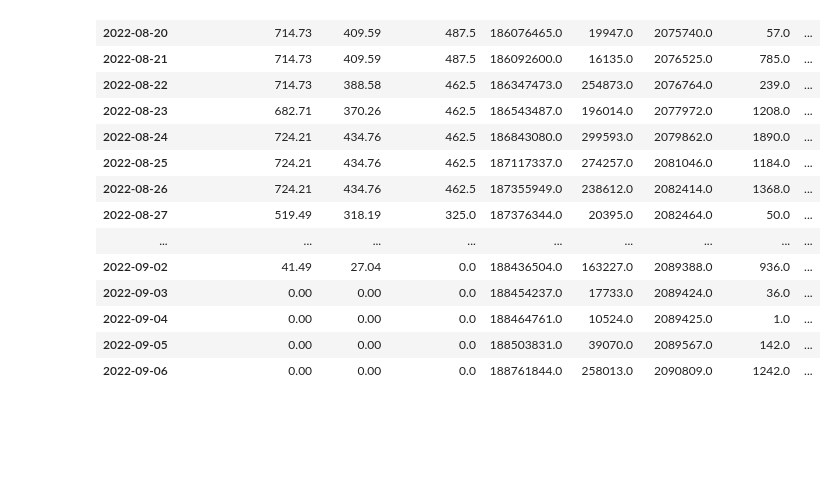
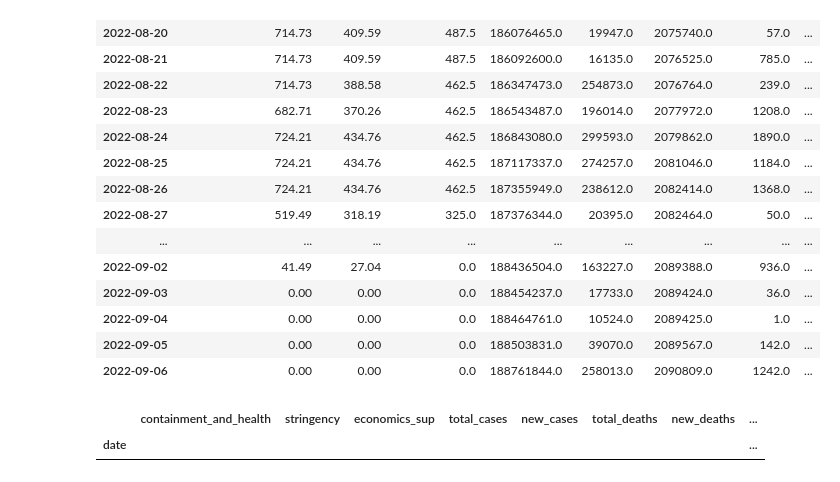
Before and after one commit to tekadata/covid_time_series_prediction, a Jupyter notebook: notebooks/model-USA.ipynb, the cells around one changed output. Saved outputs shown, nothing was run; the diff lists cells and outputs as text; code cells hidden in the pictures; blank space fills up the shorter version.

```diff
--- a/notebooks/model-USA.ipynb
+++ b/notebooks/model-USA.ipynb
@@ -143,3 +143,8 @@ data_index_death.tail(20)
 | 2022-09-04 | 0.00 | 0.00 | 0.0 | 188464761.0 | 10524.0 | 2089425.0 | 1.0 | ... |
 | 2022-09-05 | 0.00 | 0.00 | 0.0 | 188503831.0 | 39070.0 | 2089567.0 | 142.0 | ... |
 | 2022-09-06 | 0.00 | 0.00 | 0.0 | 188761844.0 | 258013.0 | 2090809.0 | 1242.0 | ... |
+# %%
+data_index_death[data_index_death['total_deaths']==0]
+# %% [output]
+|  | containment_and_health | stringency | economics_sup | total_cases | new_cases | total_deaths | new_deaths | ... |
+| date |  |  |  |  |  |  |  | ... |
```
Also changed, not shown: parts of 1 cell of this notebook, 6 other files.
